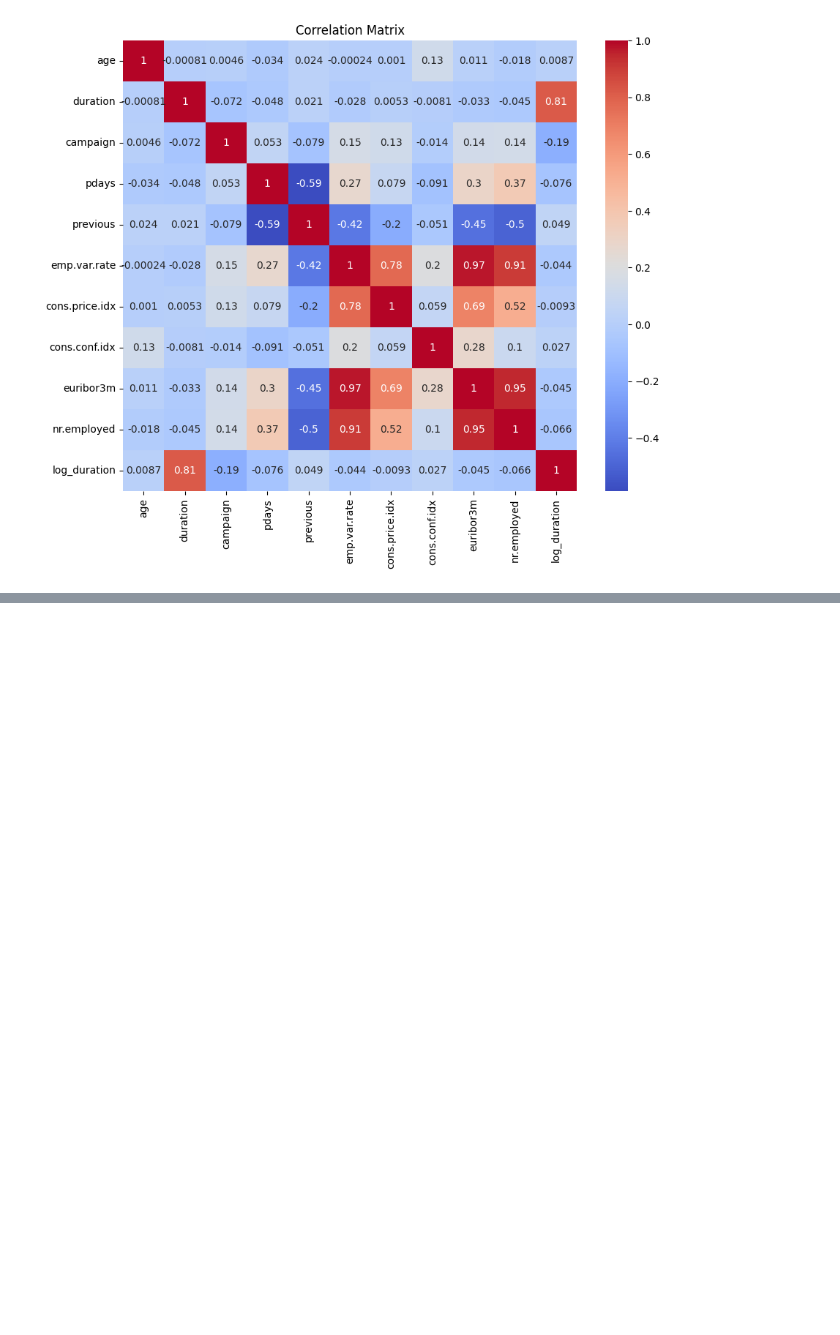
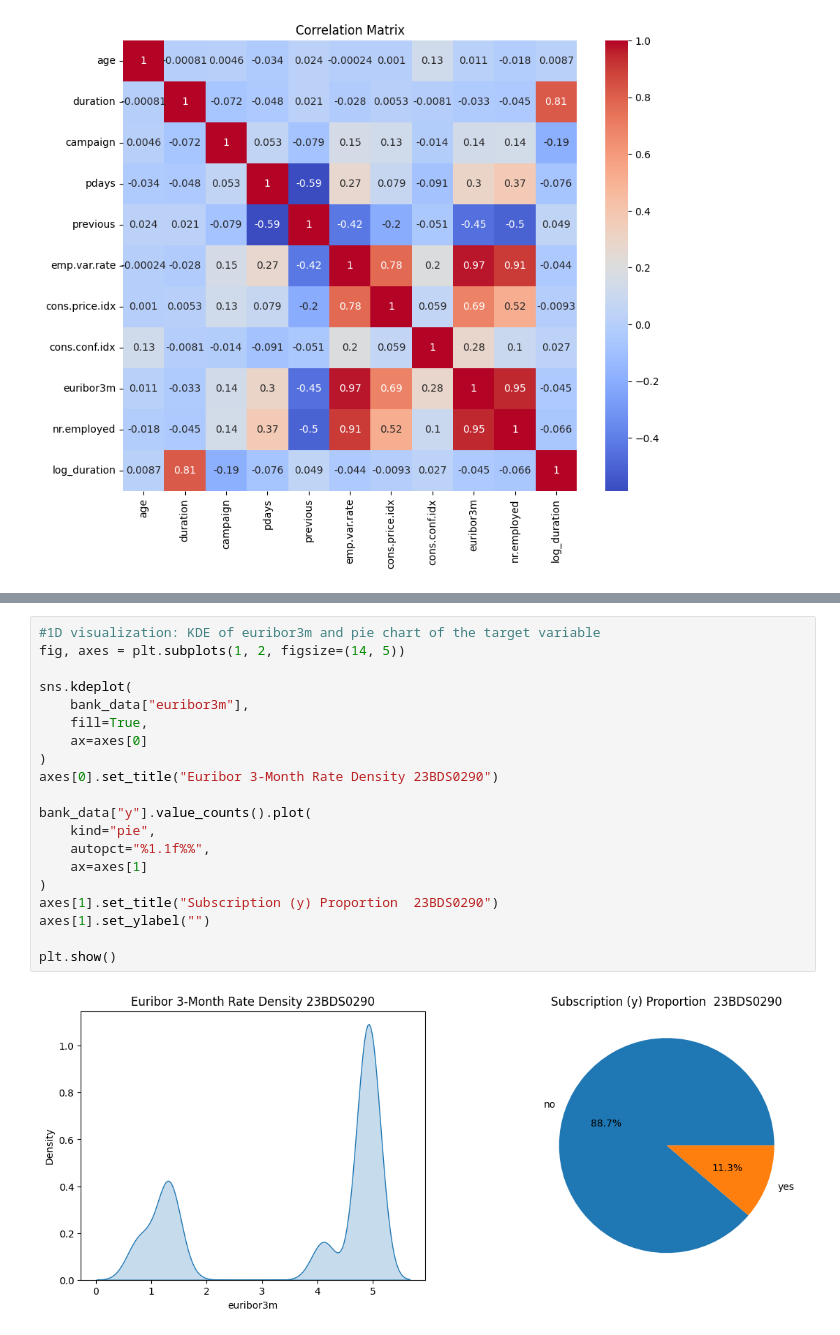
Before and after one commit to 2005lakshya/lakshya_gupta_eda, a Jupyter notebook: Lakshya_gupta_eda.ipynb, the cells around one changed output, grey strips where cells are left out. Saved outputs shown, nothing was run; the diff lists cells and outputs as text; blank space fills up the shorter version.

```diff
--- a/Lakshya_gupta_eda.ipynb
+++ b/Lakshya_gupta_eda.ipynb
@@ -293,0 +389,22 @@ plt.show()
+# %%
+#1D visualization: KDE of euribor3m and pie chart of the target variable
+fig, axes = plt.subplots(1, 2, figsize=(14, 5))
+
+sns.kdeplot(
+    bank_data["euribor3m"],
+    fill=True,
+    ax=axes[0]
+)
+axes[0].set_title("Euribor 3-Month Rate Density 23BDS0290")
+
+bank_data["y"].value_counts().plot(
+    kind="pie",
+    autopct="%1.1f%%",
+    ax=axes[1]
+)
+axes[1].set_title("Subscription (y) Proportion  23BDS0290")
+axes[1].set_ylabel("")
+
+plt.show()
+# %% [output]
+[figure, added]
```
Also changed, not shown: parts of 13 cells of this notebook.
